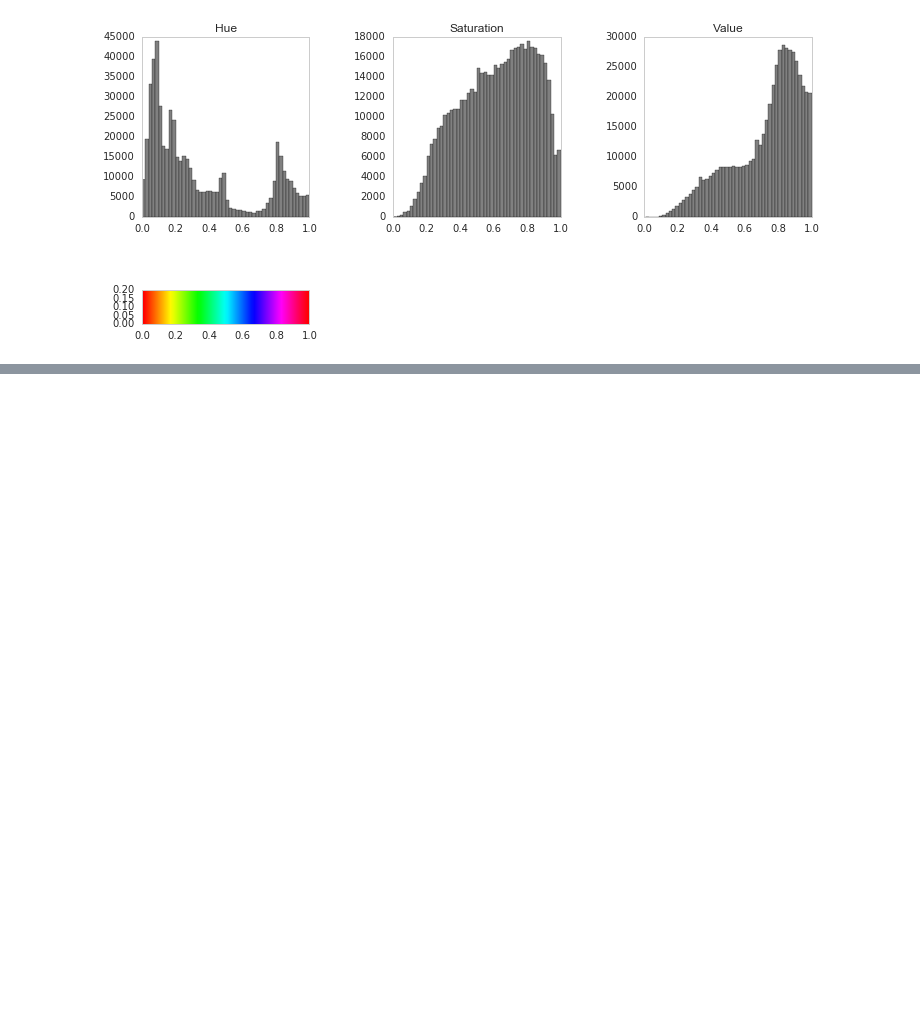
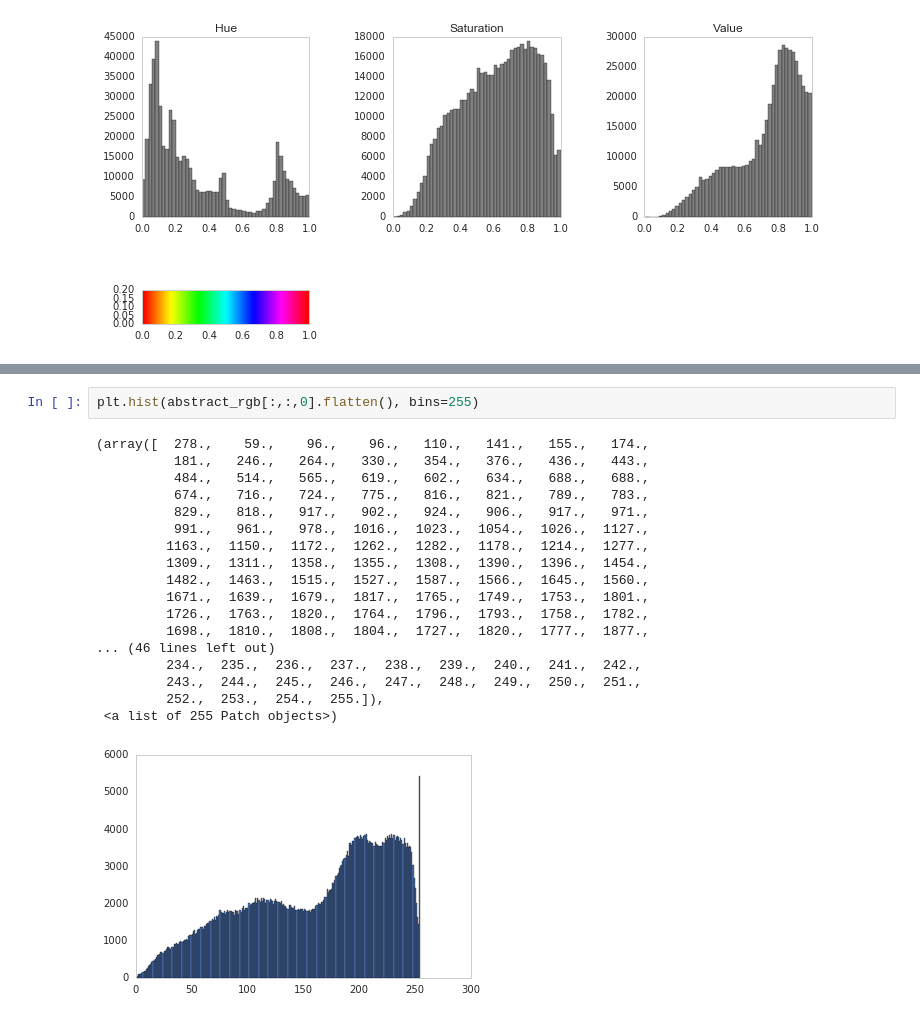
Before and after one commit to alichtner/artorithmia, a Jupyter notebook: sandbox/color_scales.ipynb, the cells around one changed output, grey strips where cells are left out. Cells and saved outputs as stored; diff of their text form; blank space fills up the shorter version.

```diff
--- a/sandbox/color_scales.ipynb
+++ b/sandbox/color_scales.ipynb
@@ -75,0 +101,21 @@ plot_hsv(abstract_hsv)
+# %%
+plt.hist(abstract_rgb[:,:,0].flatten(), bins=255)
+# %% [output]
+(array([  278.,    59.,    96.,    96.,   110.,   141.,   155.,   174.,
+          181.,   246.,   264.,   330.,   354.,   376.,   436.,   443.,
+          484.,   514.,   565.,   619.,   602.,   634.,   688.,   688.,
+          674.,   716.,   724.,   775.,   816.,   821.,   789.,   783.,
+          829.,   818.,   917.,   902.,   924.,   906.,   917.,   971.,
+          991.,   961.,   978.,  1016.,  1023.,  1054.,  1026.,  1127.,
+         1163.,  1150.,  1172.,  1262.,  1282.,  1178.,  1214.,  1277.,
+         1309.,  1311.,  1358.,  1355.,  1308.,  1390.,  1396.,  1454.,
+         1482.,  1463.,  1515.,  1527.,  1587.,  1566.,  1645.,  1560.,
+         1671.,  1639.,  1679.,  1817.,  1765.,  1749.,  1753.,  1801.,
+         1726.,  1763.,  1820.,  1764.,  1796.,  1793.,  1758.,  1782.,
+         1698.,  1810.,  1808.,  1804.,  1727.,  1820.,  1777.,  1877.,
+... (46 lines left out)
+         234.,  235.,  236.,  237.,  238.,  239.,  240.,  241.,  242.,
+         243.,  244.,  245.,  246.,  247.,  248.,  249.,  250.,  251.,
+         252.,  253.,  254.,  255.]),
+ <a list of 255 Patch objects>)
+[figure, added]
```
Also changed, not shown: parts of 8 cells of this notebook, 4 other files.
